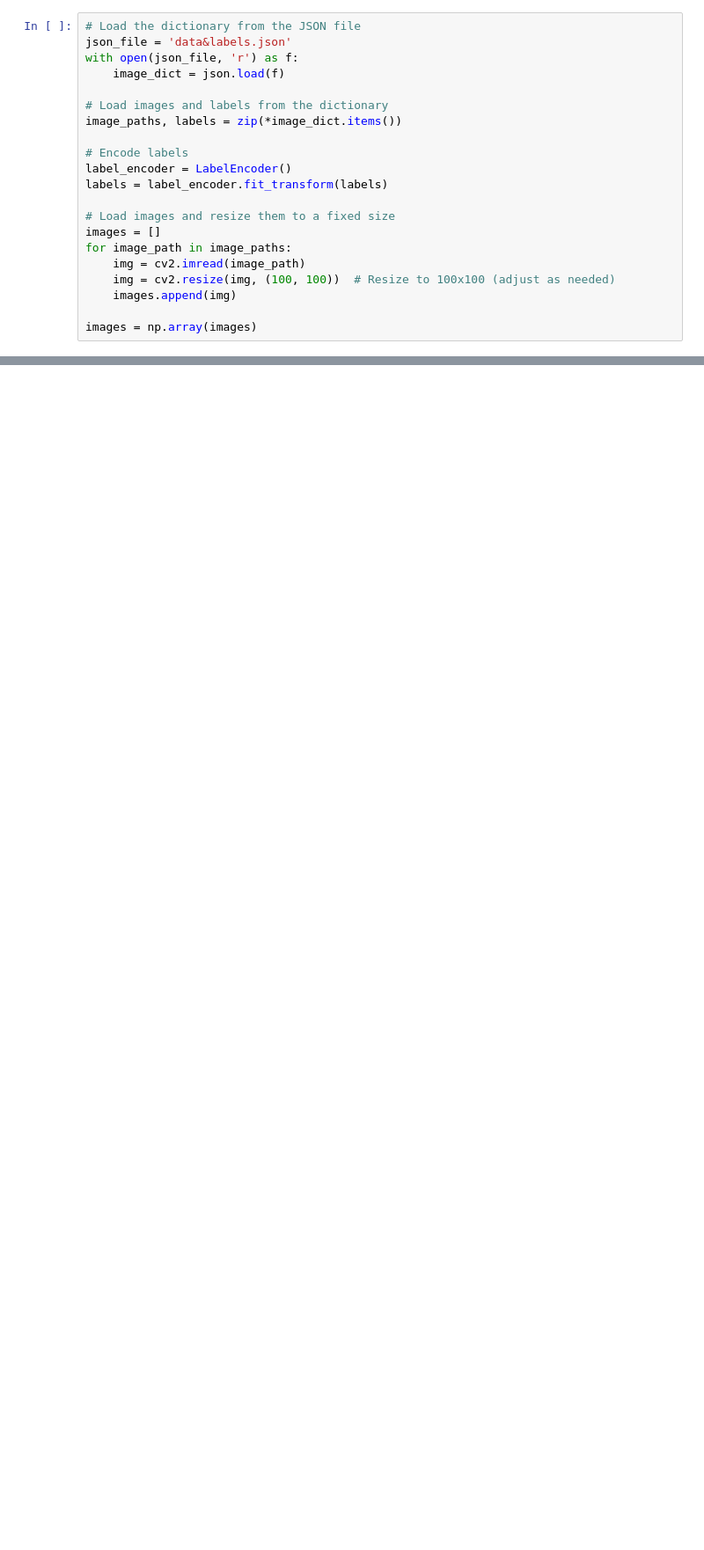
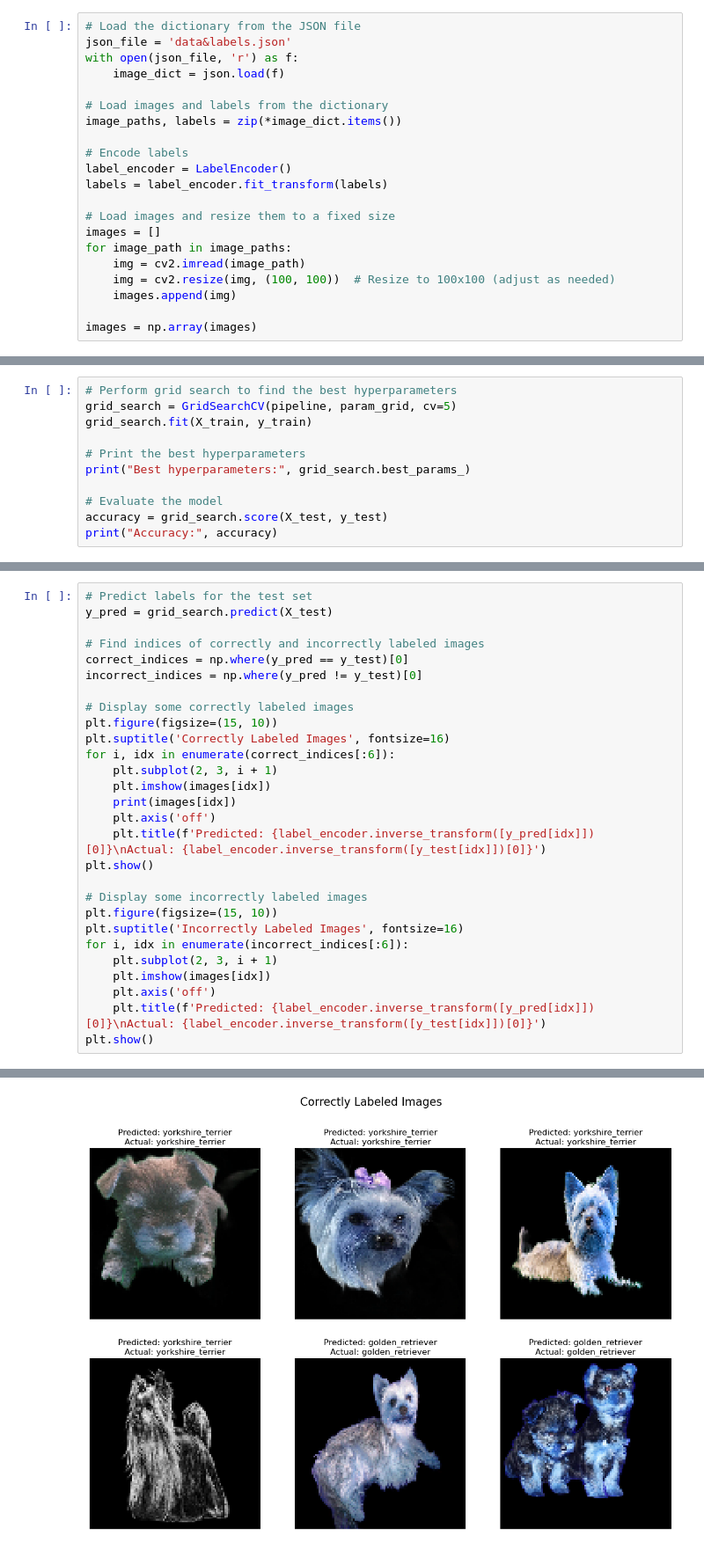
Before and after one commit to Patrick-Kariuki/data-science-project, a Jupyter notebook: First_Model.ipynb, the cells around one changed output, grey strips where cells are left out. Shown: that part at 88% size. Drawn from its saved outputs; the diff is of its cells as text; blank space fills up the shorter version.

```diff
--- a/First_Model.ipynb
+++ b/First_Model.ipynb
@@ -121,0 +218,11 @@ plt.show()
+# %%
+# Perform grid search to find the best hyperparameters
+grid_search = GridSearchCV(pipeline, param_grid, cv=5)
+grid_search.fit(X_train, y_train)
+
+# Print the best hyperparameters
+print("Best hyperparameters:", grid_search.best_params_)
+
+# Evaluate the model
+accuracy = grid_search.score(X_test, y_test)
+print("Accuracy:", accuracy)
@@ -121,0 +232,29 @@ plt.show()
+# %%
+# Predict labels for the test set
+y_pred = grid_search.predict(X_test)
+
+# Find indices of correctly and incorrectly labeled images
+correct_indices = np.where(y_pred == y_test)[0]
+incorrect_indices = np.where(y_pred != y_test)[0]
+
+# Display some correctly labeled images
+plt.figure(figsize=(15, 10))
+plt.suptitle('Correctly Labeled Images', fontsize=16)
+for i, idx in enumerate(correct_indices[:6]):
+    plt.subplot(2, 3, i + 1)
+    plt.imshow(images[idx])
+    print(images[idx])
+    plt.axis('off')
+    plt.title(f'Predicted: {label_encoder.inverse_transform([y_pred[idx]])[0]}\nActual: {label_encoder.inverse_transform([y_test[idx]])[0]}')
+plt.show()
+
+# Display some incorrectly labeled images
+plt.figure(figsize=(15, 10))
+plt.suptitle('Incorrectly Labeled Images', fontsize=16)
+for i, idx in enumerate(incorrect_indices[:6]):
+    plt.subplot(2, 3, i + 1)
+    plt.imshow(images[idx])
+    plt.axis('off')
+    plt.title(f'Predicted: {label_encoder.inverse_transform([y_pred[idx]])[0]}\nActual: {label_encoder.inverse_transform([y_test[idx]])[0]}')
+plt.show()
+# %% [output]
@@ -121,0 +278 @@ plt.show()
+[figure, added]
```
Also changed, not shown: parts of 10 cells of this notebook.
